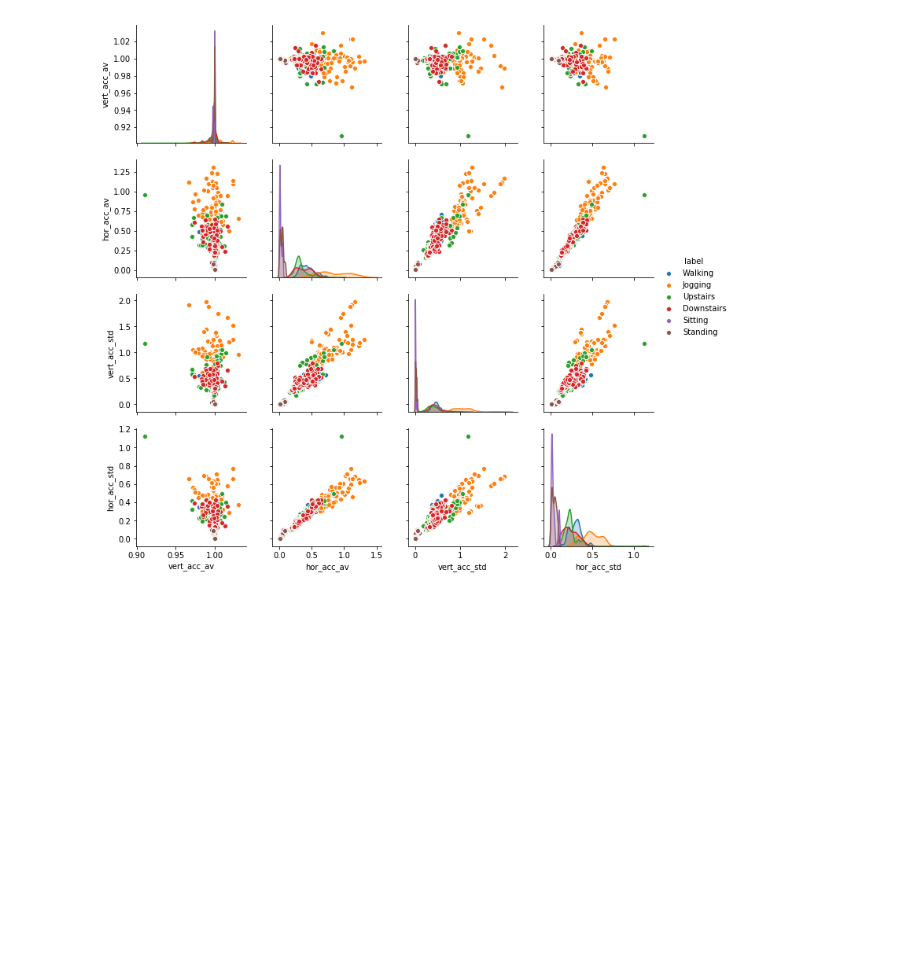
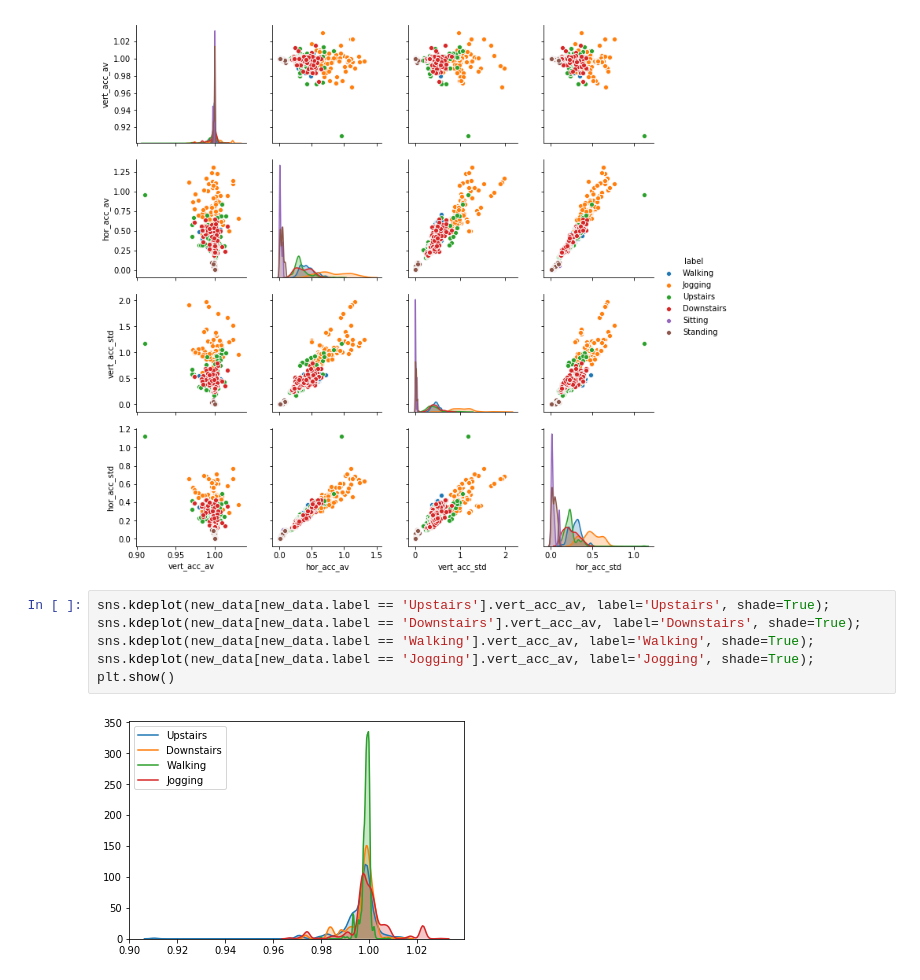
Before and after one commit to norrilsk/str_sht, a Jupyter notebook: Accelerometr.ipynb, the cells around one changed output. Drawn from its saved outputs; the diff is of its cells as text; blank space fills up the shorter version.

Commit message:
one more plot

```diff
--- a/Accelerometr.ipynb
+++ b/Accelerometr.ipynb
@@ -233,3 +233,11 @@ sns.pairplot(new_data, hue='label')
 plt.show()
 # %% [output]
 [figure]
+# %%
+sns.kdeplot(new_data[new_data.label == 'Upstairs'].vert_acc_av, label='Upstairs', shade=True);
+sns.kdeplot(new_data[new_data.label == 'Downstairs'].vert_acc_av, label='Downstairs', shade=True);
+sns.kdeplot(new_data[new_data.label == 'Walking'].vert_acc_av, label='Walking', shade=True);
+sns.kdeplot(new_data[new_data.label == 'Jogging'].vert_acc_av, label='Jogging', shade=True);
+plt.show()
+# %% [output]
+[figure, added]
```
Also changed, not shown: parts of 5 cells of this notebook.
